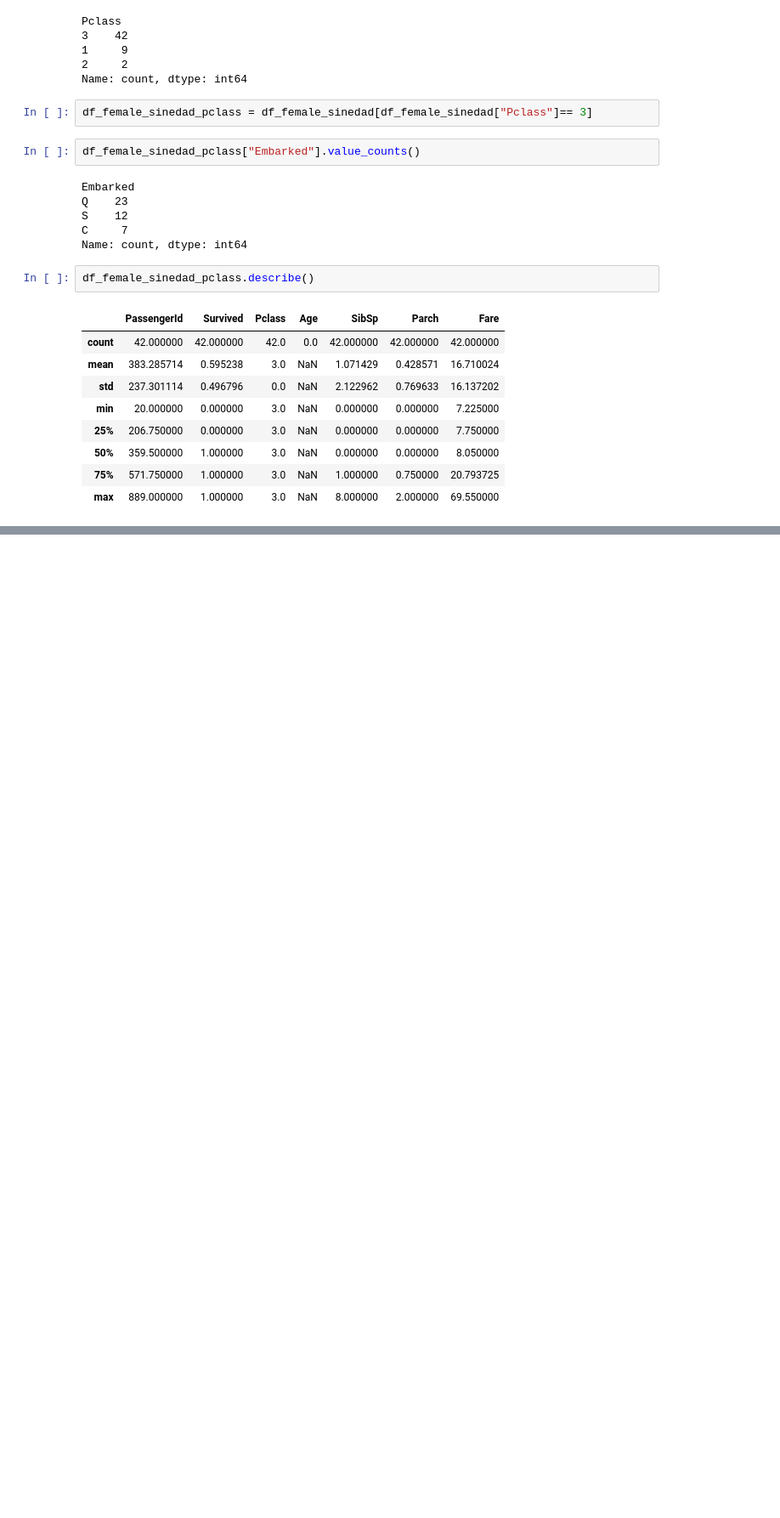
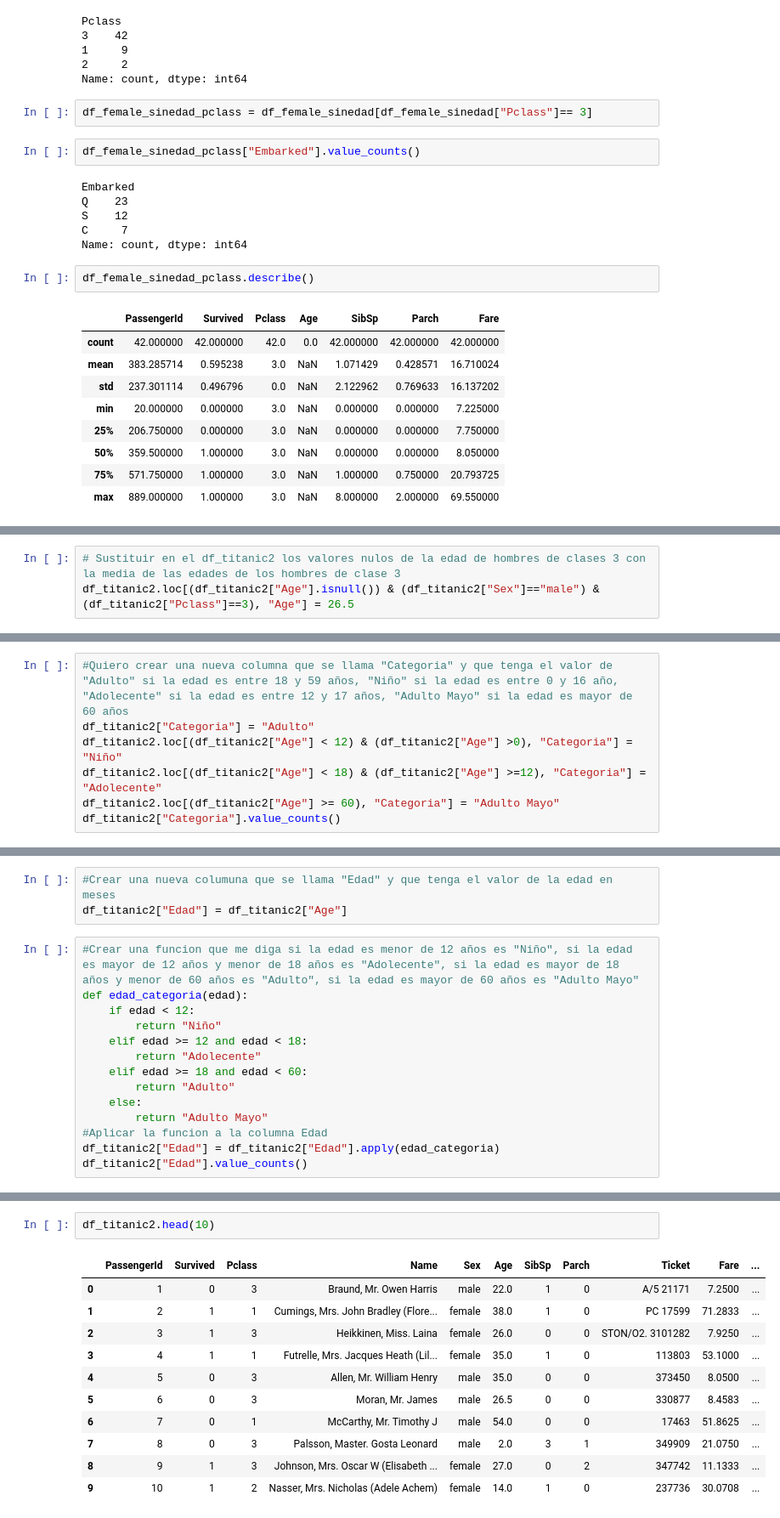
Before and after one commit to Fjmarvalr/panda.sesion1, a Jupyter notebook: sesion1panda.ipynb, the cells around one changed output, grey strips where cells are left out. Shown at 85% size. Cells and saved outputs as stored; diff of their text form; blank space fills up the shorter version.

```diff
--- a/sesion1panda.ipynb
+++ b/sesion1panda.ipynb
@@ -318,0 +534,3 @@ df_female_sinedad_pclass.describe()
+# %%
+# Sustituir en el df_titanic2 los valores nulos de la edad de hombres de clases 3 con la media de las edades de los hombres de clase 3
+df_titanic2.loc[(df_titanic2["Age"].isnull()) & (df_titanic2["Sex"]=="male") & (df_titanic2["Pclass"]==3), "Age"] = 26.5
@@ -318,0 +560,7 @@ df_female_sinedad_pclass.describe()
+# %%
+#Quiero crear una nueva columna que se llama "Categoria" y que tenga el valor de "Adulto" si la edad es entre 18 y 59 años, "Niño" si la edad es entre 0 y 16 año, "Adolecente" si la edad es entre 12 y 17 años, "Adulto Mayo" si la edad es mayor de 60 años
+df_titanic2["Categoria"] = "Adulto"
+df_titanic2.loc[(df_titanic2["Age"] < 12) & (df_titanic2["Age"] >0), "Categoria"] = "Niño"
+df_titanic2.loc[(df_titanic2["Age"] < 18) & (df_titanic2["Age"] >=12), "Categoria"] = "Adolecente"
+df_titanic2.loc[(df_titanic2["Age"] >= 60), "Categoria"] = "Adulto Mayo"
+df_titanic2["Categoria"].value_counts()
@@ -318,0 +574,17 @@ df_female_sinedad_pclass.describe()
+# %%
+#Crear una nueva columuna que se llama "Edad" y que tenga el valor de la edad en meses
+df_titanic2["Edad"] = df_titanic2["Age"]
+# %%
+#Crear una funcion que me diga si la edad es menor de 12 años es "Niño", si la edad es mayor de 12 años y menor de 18 años es "Adolecente", si la edad es mayor de 18 años y menor de 60 años es "Adulto", si la edad es mayor de 60 años es "Adulto Mayo"
+def edad_categoria(edad):
+    if edad < 12:
+        return "Niño"
+    elif edad >= 12 and edad < 18:
+        return "Adolecente"
+    elif edad >= 18 and edad < 60:
+        return "Adulto"
+    else:
+        return "Adulto Mayo"
+#Aplicar la funcion a la columna Edad
+df_titanic2["Edad"] = df_titanic2["Edad"].apply(edad_categoria)
+df_titanic2["Edad"].value_counts()
@@ -318,0 +598,14 @@ df_female_sinedad_pclass.describe()
+# %%
+df_titanic2.head(10)
+# %% [output]
+|  | PassengerId | Survived | Pclass | Name | Sex | Age | SibSp | Parch | Ticket | Fare | ... |
+| 0 | 1 | 0 | 3 | Braund, Mr. Owen Harris | male | 22.0 | 1 | 0 | A/5 21171 | 7.2500 | ... |
+| 1 | 2 | 1 | 1 | Cumings, Mrs. John Bradley (Flore... | female | 38.0 | 1 | 0 | PC 17599 | 71.2833 | ... |
+| 2 | 3 | 1 | 3 | Heikkinen, Miss. Laina | female | 26.0 | 0 | 0 | STON/O2. 3101282 | 7.9250 | ... |
+| 3 | 4 | 1 | 1 | Futrelle, Mrs. Jacques Heath (Lil... | female | 35.0 | 1 | 0 | 113803 | 53.1000 | ... |
+| 4 | 5 | 0 | 3 | Allen, Mr. William Henry | male | 35.0 | 0 | 0 | 373450 | 8.0500 | ... |
+| 5 | 6 | 0 | 3 | Moran, Mr. James | male | 26.5 | 0 | 0 | 330877 | 8.4583 | ... |
+| 6 | 7 | 0 | 1 | McCarthy, Mr. Timothy J | male | 54.0 | 0 | 0 | 17463 | 51.8625 | ... |
+| 7 | 8 | 0 | 3 | Palsson, Master. Gosta Leonard | male | 2.0 | 3 | 1 | 349909 | 21.0750 | ... |
+| 8 | 9 | 1 | 3 | Johnson, Mrs. Oscar W (Elisabeth ... | female | 27.0 | 0 | 2 | 347742 | 11.1333 | ... |
+| 9 | 10 | 1 | 2 | Nasser, Mrs. Nicholas (Adele Achem) | female | 14.0 | 1 | 0 | 237736 | 30.0708 | ... |
```
Also changed, not shown: parts of 28 cells of this notebook.
